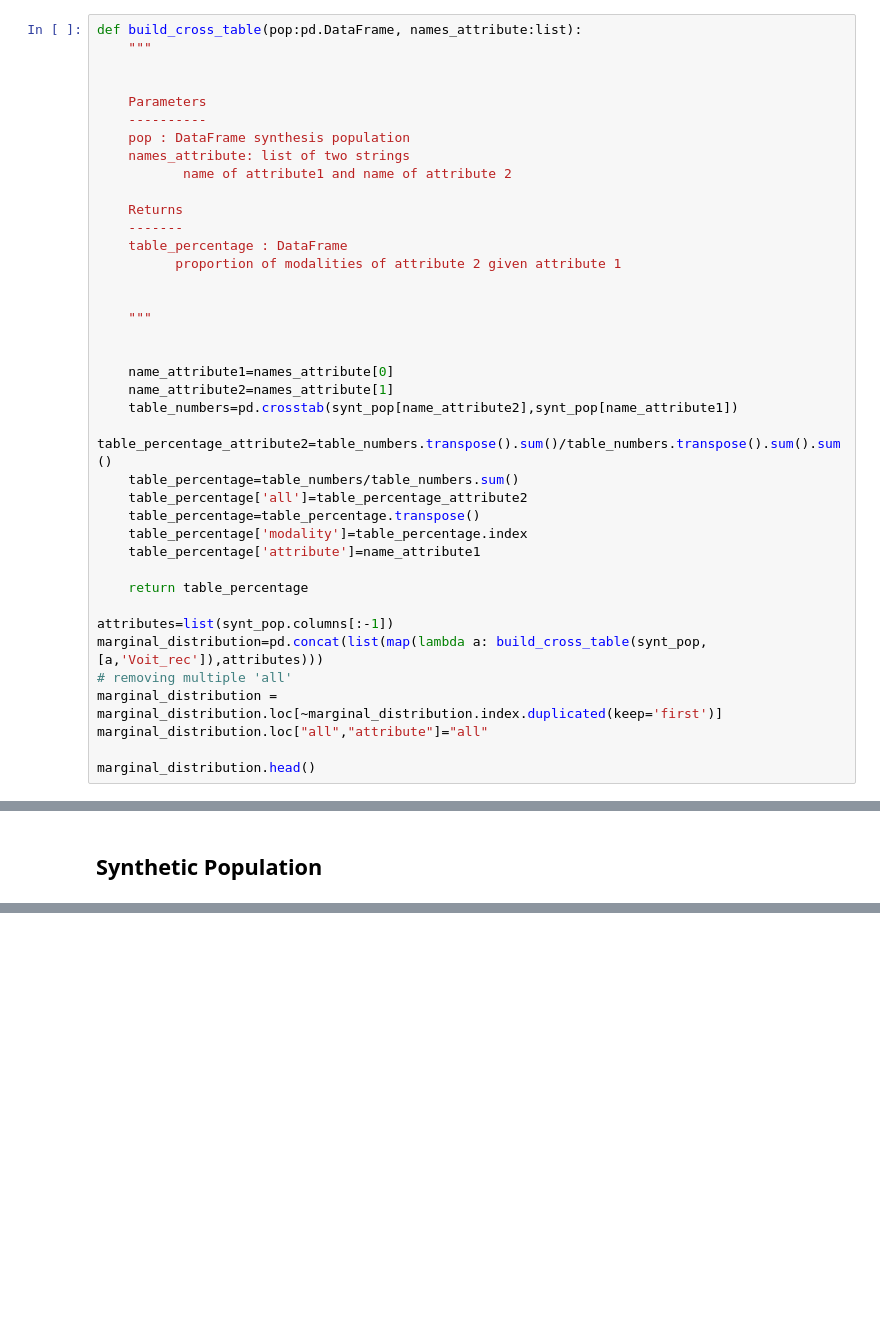
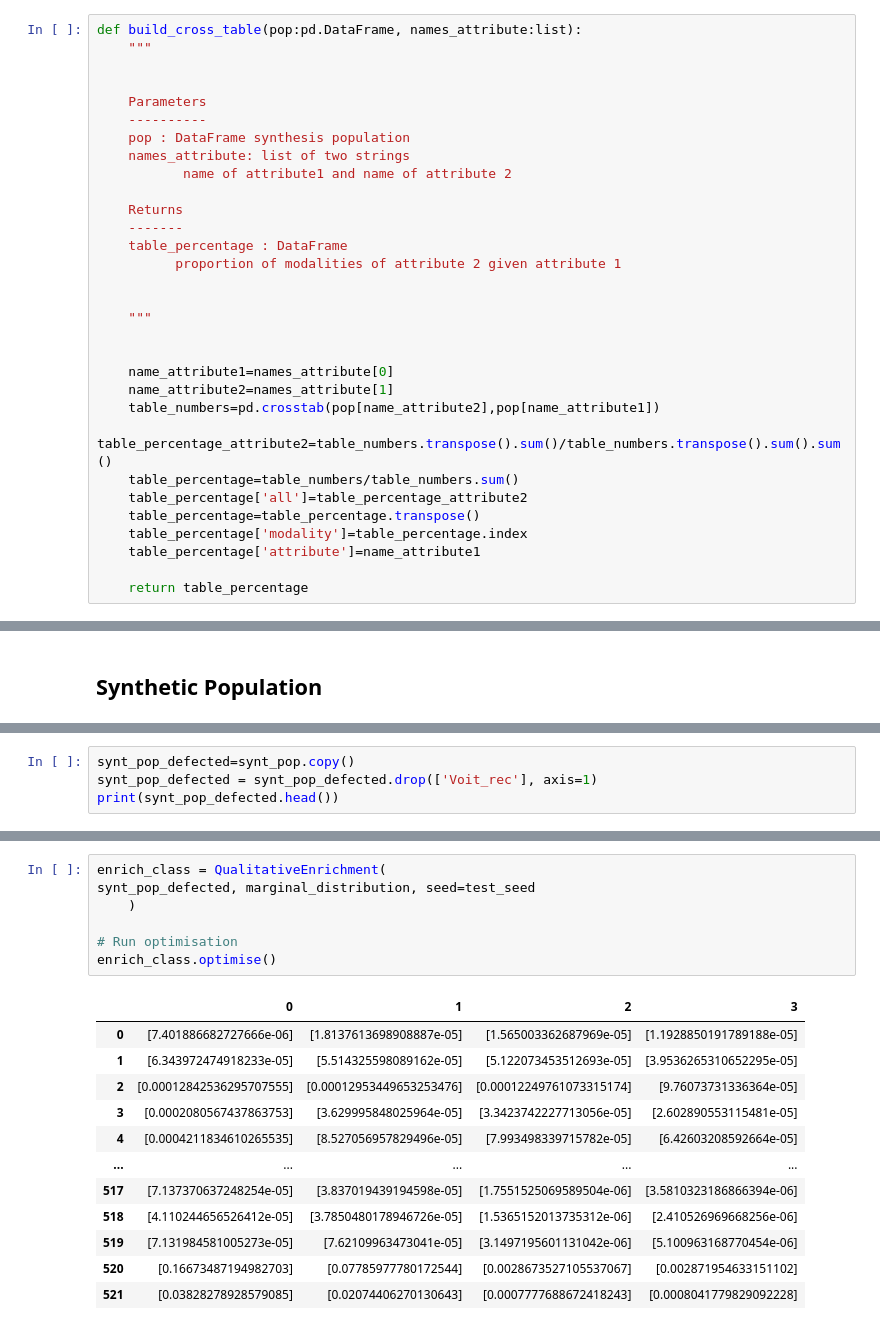
Before and after one commit to tellae/bhepop2, a Jupyter notebook: examples/demo_qualitatif.ipynb, the cells around one changed output, grey strips where cells are left out. Cells and saved outputs as stored; diff of their text form; blank space fills up the shorter version.

Commit message:
demo_qualitatif.ipynb is a consistent example of the use of bhepop2-qualitative, however it woks if the requirement.txt are changed

```diff
--- a/examples/demo_qualitatif.ipynb
+++ b/examples/demo_qualitatif.ipynb
@@ -67,7 +96,7 @@ def build_cross_table(pop:pd.DataFrame, names_attribute:list):
 
     name_attribute1=names_attribute[0]
     name_attribute2=names_attribute[1]
-    table_numbers=pd.crosstab(synt_pop[name_attribute2],synt_pop[name_attribute1])
+    table_numbers=pd.crosstab(pop[name_attribute2],pop[name_attribute1])
     table_percentage_attribute2=table_numbers.transpose().sum()/table_numbers.transpose().sum().sum()
     table_percentage=table_numbers/table_numbers.sum()
     table_percentage['all']=table_percentage_attribute2
@@ -76,11 +105,3 @@ def build_cross_table(pop:pd.DataFrame, names_attribute:list):
     table_percentage['attribute']=name_attribute1
 
     return table_percentage
-
-attributes=list(synt_pop.columns[:-1])
-marginal_distribution=pd.concat(list(map(lambda a: build_cross_table(synt_pop, [a,'Voit_rec']),attributes)))
-# removing multiple 'all'
-marginal_distribution = marginal_distribution.loc[~marginal_distribution.index.duplicated(keep='first')]
-marginal_distribution.loc["all","attribute"]="all"
-
-marginal_distribution.head()
@@ -206,0 +151,4 @@ Image(plot_analysis(df_analysis, "family_comp", "Single_parent").to_image())
+# %%
+synt_pop_defected=synt_pop.copy()
+synt_pop_defected = synt_pop_defected.drop(['Voit_rec'], axis=1)
+print(synt_pop_defected.head())
@@ -206,0 +166,20 @@ Image(plot_analysis(df_analysis, "family_comp", "Single_parent").to_image())
+# %%
+enrich_class = QualitativeEnrichment(
+synt_pop_defected, marginal_distribution, seed=test_seed
+    )
+
+# Run optimisation
+enrich_class.optimise()
+# %% [output]
+|  | 0 | 1 | 2 | 3 |
+| 0 | [7.401886682727666e-06] | [1.8137613698908887e-05] | [1.565003362687969e-05] | [1.1928850191789188e-05] |
+| 1 | [6.343972474918233e-05] | [5.514325598089162e-05] | [5.122073453512693e-05] | [3.9536265310652295e-05] |
+| 2 | [0.00012842536295707555] | [0.00012953449653253476] | [0.00012249761073315174] | [9.76073731336364e-05] |
+| 3 | [0.0002080567437863753] | [3.629995848025964e-05] | [3.3423742227713056e-05] | [2.602890553115481e-05] |
+| 4 | [0.0004211834610265535] | [8.527056957829496e-05] | [7.993498339715782e-05] | [6.42603208592664e-05] |
+| ... | ... | ... | ... | ... |
+| 517 | [7.137370637248254e-05] | [3.837019439194598e-05] | [1.7551525069589504e-06] | [3.5810323186866394e-06] |
+| 518 | [4.110244656526412e-05] | [3.7850480178946726e-05] | [1.5365152013735312e-06] | [2.410526969668256e-06] |
+| 519 | [7.131984581005273e-05] | [7.62109963473041e-05] | [3.1497195601131042e-06] | [5.100963168770454e-06] |
+| 520 | [0.16673487194982703] | [0.07785977780172544] | [0.0028673527105537067] | [0.002871954633151102] |
+| 521 | [0.03828278928579085] | [0.02074406270130643] | [0.0007777688672418243] | [0.0008041779829092228] |
```
Also changed, not shown: parts of 66 cells of this notebook, 1 other file.
